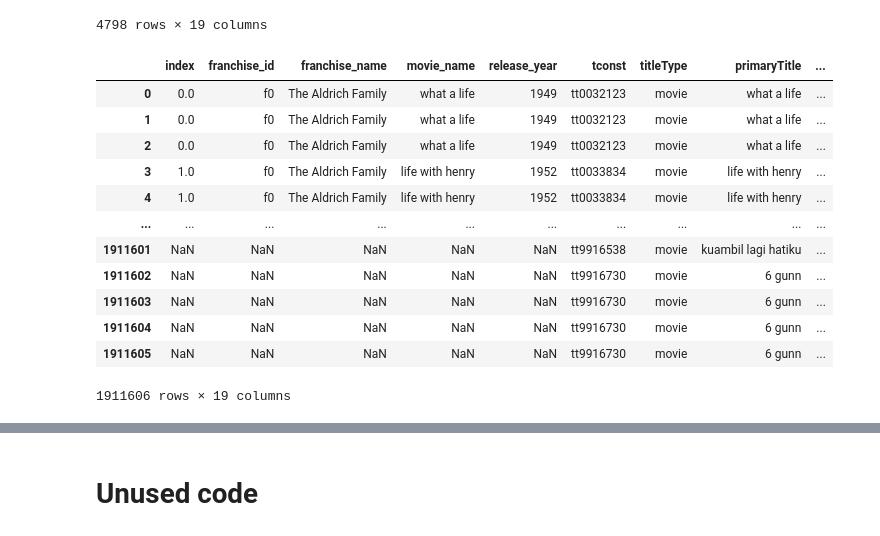
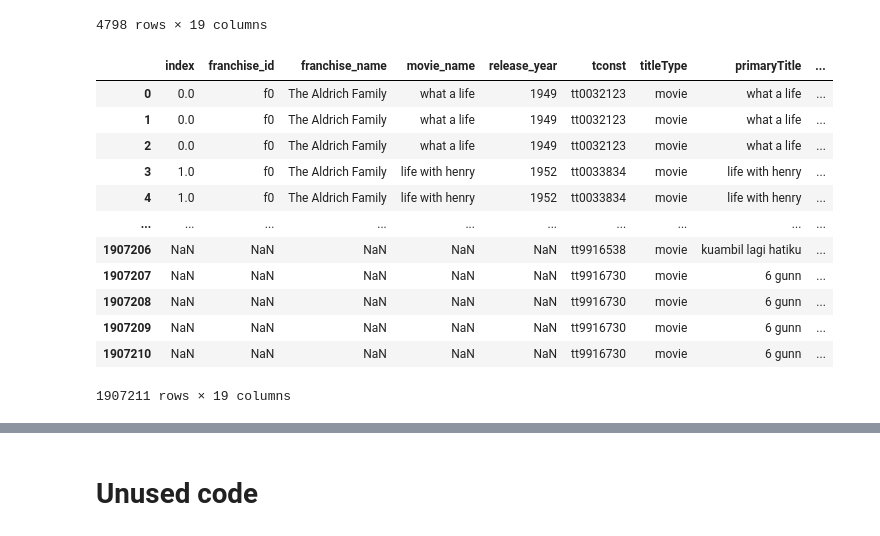
Before and after one commit to adambrennan150/Franchises, a Jupyter notebook: IMDB_Wiki_Matching.ipynb, the cells around one changed output, grey strips where cells are left out. Drawn from its saved outputs; the diff is of its cells as text; code cells hidden in the pictures.

Commit message:
Replace IMDB_Wiki_Matching.ipynb Fixed issue overwriting found movies with less accurate information

```diff
--- a/IMDB_Wiki_Matching.ipynb
+++ b/IMDB_Wiki_Matching.ipynb
@@ -6,8 +6,5 @@ from fuzzywuzzy import process
 import ast
 import numpy as np
 # %%
-wiki_movies = pd.read_csv("wikipedia_movie_franchises.csv")
-imdb_movies = pd.read_csv("imdb_movies_db.csv")
+wiki_movies = pd.read_csv("wikipedia_movie_franchises.csv", index_col = 0)
+imdb_movies = pd.read_csv("imdb_movies_db.csv", index_col = 0)
-# %%
-wiki_movies = wiki_movies.drop("Unnamed: 0", axis = 1)
-wiki_movies
@@ -28,3 +10,0 @@ wiki_movies
-# %%
-imdb_movies = imdb_movies.drop("Unnamed: 0", axis = 1)
-imdb_movies
@@ -109,6 +63,8 @@ def extract_akas(row):
 imdb_copy["akas"] = imdb_copy["akas"].apply(lambda x : extract_akas(x))
 # %%
 imdb_copy['all_names'] = np.empty((len(imdb_copy), 0)).tolist()
+# %%
+imdb_copy = imdb_copy.reset_index(drop=True)
 # %%
 for i in range(0, len(list(imdb_copy["primaryTitle"]))):
     imdb_copy['all_names'][i].append(imdb_copy['primaryTitle'][i])
@@ -174,24 +143,24 @@ all_merged_both
 | 16300 | 8228.0 | f1342 | Wong Fei Hung (Chinese films) | huang fei-hong zhi gui jiao qi | 1993 | tt0107056 | movie | gui jiao qi | ... |
 4798 rows × 19 columns
 # %%
-no_year = pd.merge(wiki_movies, imdb_remainder, left_on=["movie_name"], right_on=["all_names"], how="outer", indicator = True)
+no_year = pd.merge(wiki_remainder, imdb_remainder, left_on=["movie_name"], right_on=["all_names"], how="outer", indicator = True)
 wiki_remainder = filter_df(all_merged, "left_only", wiki_filter)
 imdb_remainder = filter_df(all_merged, "right_only", imdb_filter)
 no_year
 # %% [output]
 |  | index | franchise_id | franchise_name | movie_name | release_year | tconst | titleType | primaryTitle | ... |
 | 0 | 0.0 | f0 | The Aldrich Family | what a life | 1949 | tt0032123 | movie | what a life | ... |
 | 1 | 0.0 | f0 | The Aldrich Family | what a life | 1949 | tt0032123 | movie | what a life | ... |
 | 2 | 0.0 | f0 | The Aldrich Family | what a life | 1949 | tt0032123 | movie | what a life | ... |
 | 3 | 1.0 | f0 | The Aldrich Family | life with henry | 1952 | tt0033834 | movie | life with henry | ... |
 | 4 | 1.0 | f0 | The Aldrich Family | life with henry | 1952 | tt0033834 | movie | life with henry | ... |
 | ... | ... | ... | ... | ... | ... | ... | ... | ... | ... |
-| 1911601 | NaN | NaN | NaN | NaN | NaN | tt9916538 | movie | kuambil lagi hatiku | ... |
-| 1911602 | NaN | NaN | NaN | NaN | NaN | tt9916730 | movie | 6 gunn | ... |
-| 1911603 | NaN | NaN | NaN | NaN | NaN | tt9916730 | movie | 6 gunn | ... |
-| 1911604 | NaN | NaN | NaN | NaN | NaN | tt9916730 | movie | 6 gunn | ... |
-| 1911605 | NaN | NaN | NaN | NaN | NaN | tt9916730 | movie | 6 gunn | ... |
+| 1907206 | NaN | NaN | NaN | NaN | NaN | tt9916538 | movie | kuambil lagi hatiku | ... |
+| 1907207 | NaN | NaN | NaN | NaN | NaN | tt9916730 | movie | 6 gunn | ... |
+| 1907208 | NaN | NaN | NaN | NaN | NaN | tt9916730 | movie | 6 gunn | ... |
+| 1907209 | NaN | NaN | NaN | NaN | NaN | tt9916730 | movie | 6 gunn | ... |
+| 1907210 | NaN | NaN | NaN | NaN | NaN | tt9916730 | movie | 6 gunn | ... |
-1911606 rows × 19 columns
+1907211 rows × 19 columns
 # %%
 no_year_both = no_year[no_year["_merge"]=="both"]
 no_year_both = no_year_both.drop_duplicates(subset = ["index", "tconst"],keep = "first")
```
Also changed, not shown: parts of 21 cells of this notebook.
